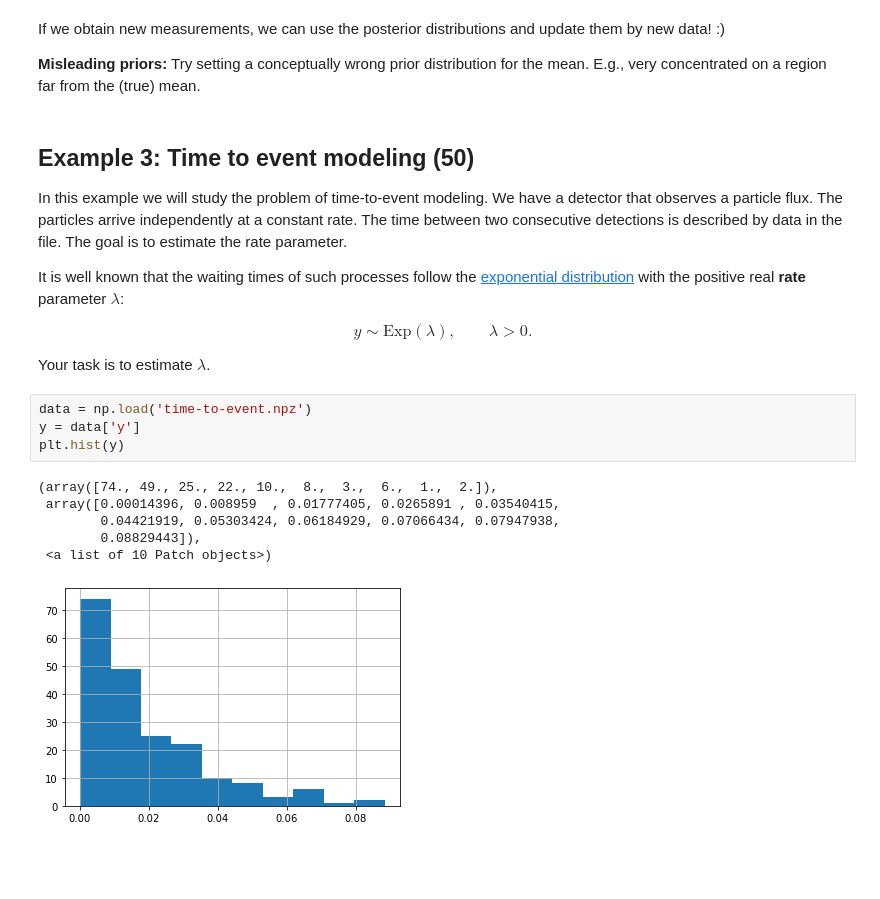
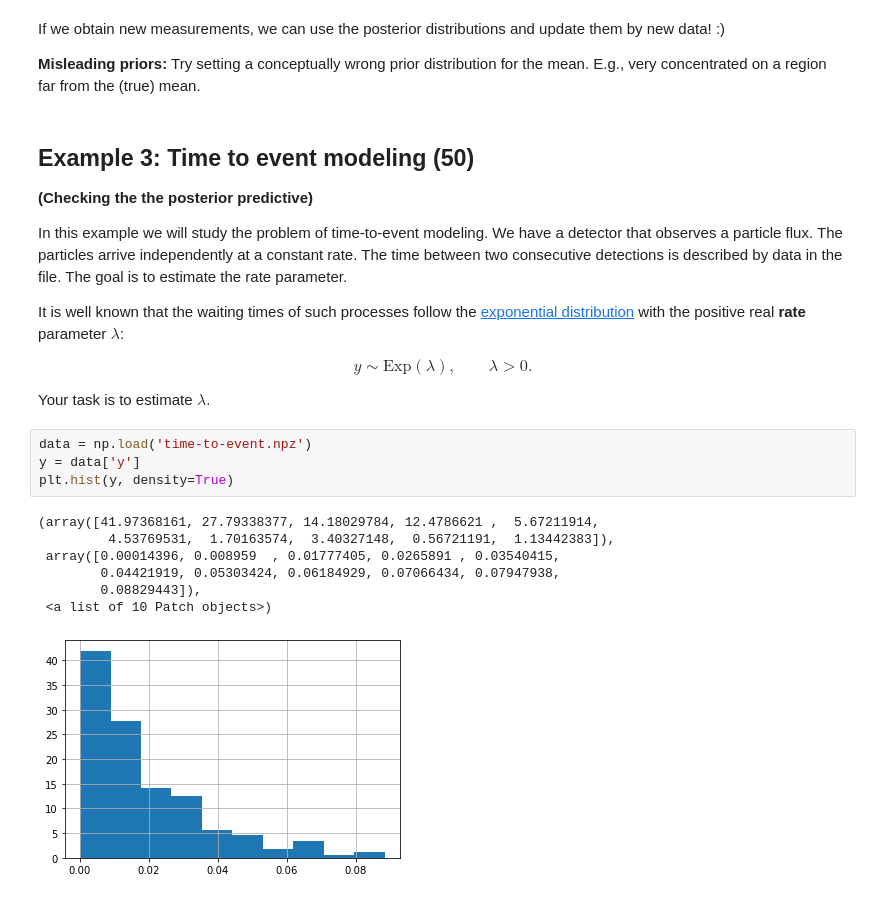
Before and after one commit to xkolk/ucu-ss, a Jupyter notebook: 1b.ipynb, the cells around one changed output. Cells and saved outputs as stored; diff of their text form; blank space fills up the shorter version.

Commit message:
posterior predictive

```diff
--- a/1b.ipynb
+++ b/1b.ipynb
@@ -277,6 +279,7 @@ If we obtain new measurements, we can use the posterior distributions and update
 **Misleading priors:** Try setting a conceptually wrong prior distribution for the mean. E.g., very concentrated on a region far from the (true) mean.
 # %% [markdown]
 ## Example 3: Time to event modeling (50)
+**(Checking the the posterior predictive)**
 
 In this example we will study the problem of time-to-event modeling. We have a detector that observes a particle flux. The particles arrive independently at a constant rate. The time between two consecutive detections is described by data in the file. The goal is to estimate the rate parameter.
 
@@ -290,11 +293,12 @@ Your task is to estimate $\lambda$.
 # %%
 data = np.load('time-to-event.npz')
 y = data['y']
-plt.hist(y)
+plt.hist(y, density=True)
 # %% [output]
-(array([74., 49., 25., 22., 10.,  8.,  3.,  6.,  1.,  2.]),
+(array([41.97368161, 27.79338377, 14.18029784, 12.4786621 ,  5.67211914,
+         4.53769531,  1.70163574,  3.40327148,  0.56721191,  1.13442383]),
  array([0.00014396, 0.008959  , 0.01777405, 0.0265891 , 0.03540415,
         0.04421919, 0.05303424, 0.06184929, 0.07066434, 0.07947938,
         0.08829443]),
  <a list of 10 Patch objects>)
-[figure, old version]
+[figure, new version]
```
Also changed, not shown: parts of 19 cells of this notebook.
